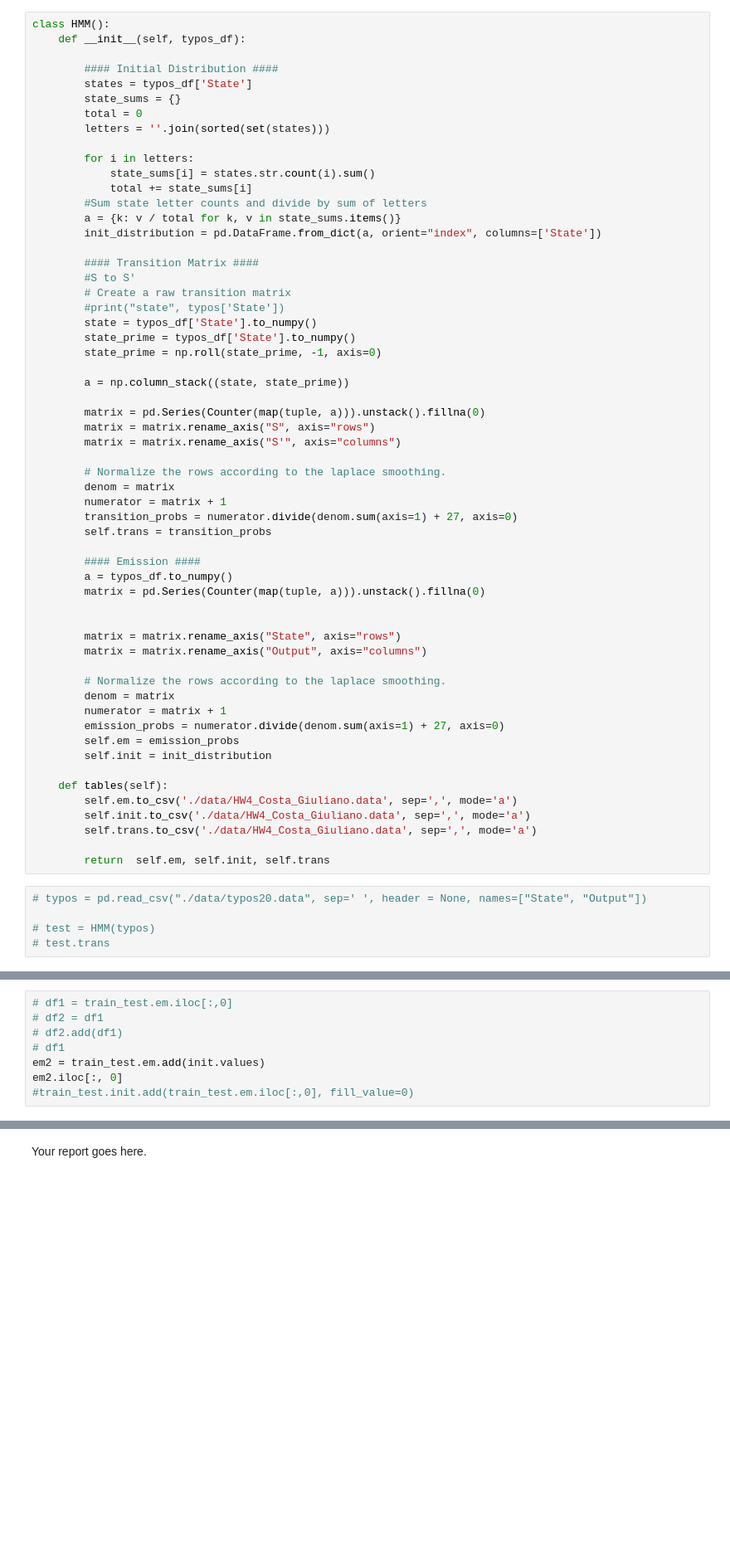
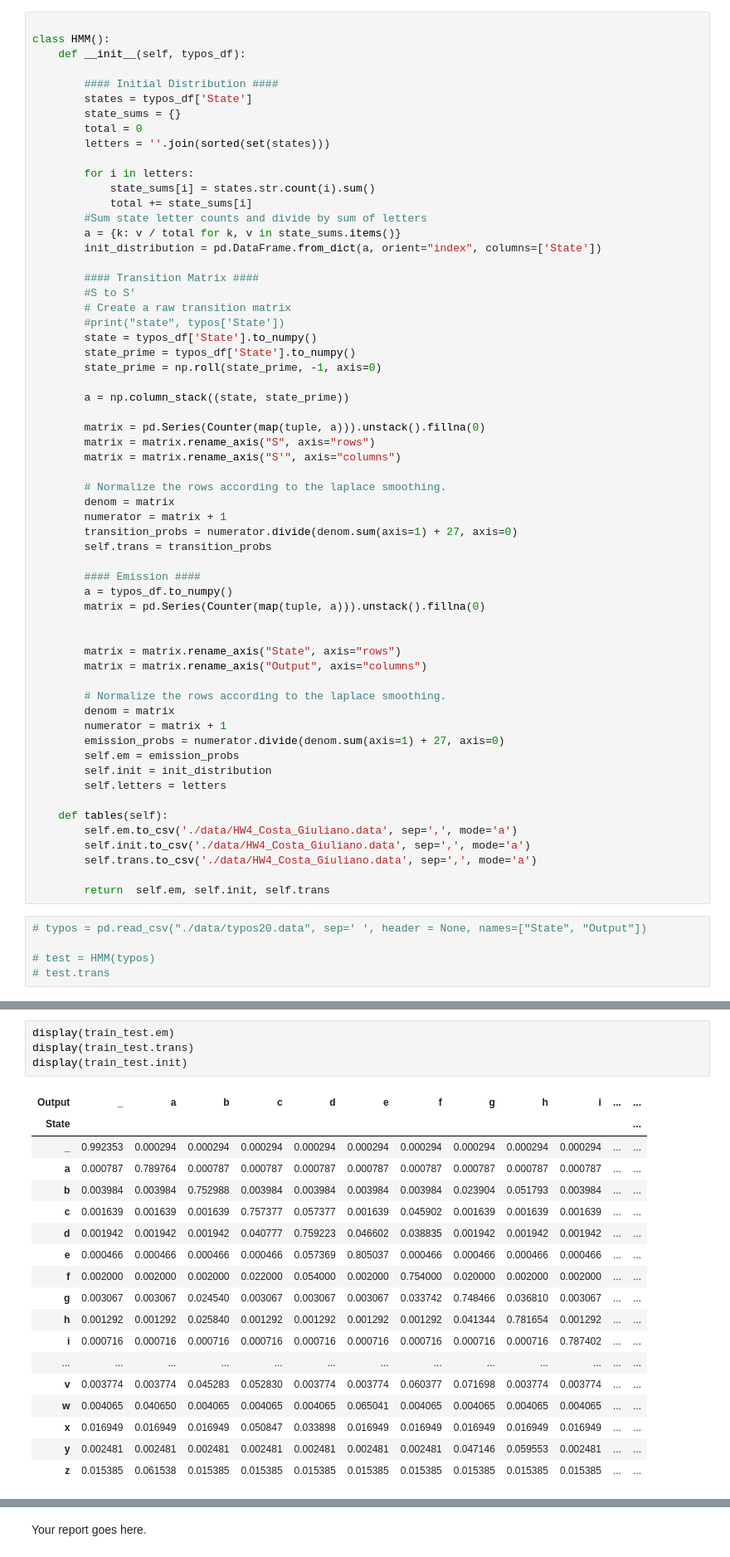
Before and after one commit to the-rich-piana/CSCI_AI, a Jupyter notebook: CSCI3202_HW4_Costa_Giuliano.ipynb, the cells around one changed output, grey strips where cells are left out. Shown at 83% size. Cells and saved outputs as stored; diff of their text form; blank space fills up the shorter version.

```diff
--- a/CSCI3202_HW4_Costa_Giuliano.ipynb
+++ b/CSCI3202_HW4_Costa_Giuliano.ipynb
@@ -130,6 +130,7 @@ For this assignment, you should use Laplace-smoothed estimates of probabilities.
 
 # Your code also needs to be structured as an HMM class
 # %%
+
 class HMM():
     def __init__(self, typos_df):
 
@@ -180,6 +181,7 @@ class HMM():
         emission_probs = numerator.divide(denom.sum(axis=1) + 27, axis=0)
         self.em = emission_probs
         self.init = init_distribution
+        self.letters = letters
 
     def tables(self):
         self.em.to_csv('./data/HW4_Costa_Giuliano.data', sep=',', mode='a')
@@ -320,8 +320,0 @@ testHMM.trans
-# %%
-# df1 = train_test.em.iloc[:,0]
-# df2 = df1
-# df2.add(df1)
-# df1
-em2 = train_test.em.add(init.values)
-em2.iloc[:, 0]
-#train_test.init.add(train_test.em.iloc[:,0], fill_value=0)
@@ -354,0 +326,23 @@ Explain your observations, including the sentences that you tested and their cor
+# %%
+display(train_test.em)
+display(train_test.trans)
+display(train_test.init)
+# %% [output]
+| Output | _ | a | b | c | d | e | f | g | h | i | ... | ... |
+| State |  |  |  |  |  |  |  |  |  |  |  | ... |
+| _ | 0.992353 | 0.000294 | 0.000294 | 0.000294 | 0.000294 | 0.000294 | 0.000294 | 0.000294 | 0.000294 | 0.000294 | ... | ... |
+| a | 0.000787 | 0.789764 | 0.000787 | 0.000787 | 0.000787 | 0.000787 | 0.000787 | 0.000787 | 0.000787 | 0.000787 | ... | ... |
+| b | 0.003984 | 0.003984 | 0.752988 | 0.003984 | 0.003984 | 0.003984 | 0.003984 | 0.023904 | 0.051793 | 0.003984 | ... | ... |
+| c | 0.001639 | 0.001639 | 0.001639 | 0.757377 | 0.057377 | 0.001639 | 0.045902 | 0.001639 | 0.001639 | 0.001639 | ... | ... |
+| d | 0.001942 | 0.001942 | 0.001942 | 0.040777 | 0.759223 | 0.046602 | 0.038835 | 0.001942 | 0.001942 | 0.001942 | ... | ... |
+| e | 0.000466 | 0.000466 | 0.000466 | 0.000466 | 0.057369 | 0.805037 | 0.000466 | 0.000466 | 0.000466 | 0.000466 | ... | ... |
+| f | 0.002000 | 0.002000 | 0.002000 | 0.022000 | 0.054000 | 0.002000 | 0.754000 | 0.020000 | 0.002000 | 0.002000 | ... | ... |
+| g | 0.003067 | 0.003067 | 0.024540 | 0.003067 | 0.003067 | 0.003067 | 0.033742 | 0.748466 | 0.036810 | 0.003067 | ... | ... |
+| h | 0.001292 | 0.001292 | 0.025840 | 0.001292 | 0.001292 | 0.001292 | 0.001292 | 0.041344 | 0.781654 | 0.001292 | ... | ... |
+| i | 0.000716 | 0.000716 | 0.000716 | 0.000716 | 0.000716 | 0.000716 | 0.000716 | 0.000716 | 0.000716 | 0.787402 | ... | ... |
+| ... | ... | ... | ... | ... | ... | ... | ... | ... | ... | ... | ... | ... |
+| v | 0.003774 | 0.003774 | 0.045283 | 0.052830 | 0.003774 | 0.003774 | 0.060377 | 0.071698 | 0.003774 | 0.003774 | ... | ... |
+| w | 0.004065 | 0.040650 | 0.004065 | 0.004065 | 0.004065 | 0.065041 | 0.004065 | 0.004065 | 0.004065 | 0.004065 | ... | ... |
+| x | 0.016949 | 0.016949 | 0.016949 | 0.050847 | 0.033898 | 0.016949 | 0.016949 | 0.016949 | 0.016949 | 0.016949 | ... | ... |
+| y | 0.002481 | 0.002481 | 0.002481 | 0.002481 | 0.002481 | 0.002481 | 0.002481 | 0.047146 | 0.059553 | 0.002481 | ... | ... |
+| z | 0.015385 | 0.061538 | 0.015385 | 0.015385 | 0.015385 | 0.015385 | 0.015385 | 0.015385 | 0.015385 | 0.015385 | ... | ... |
```
Also changed, not shown: parts of 10 cells of this notebook, 2 other files.
